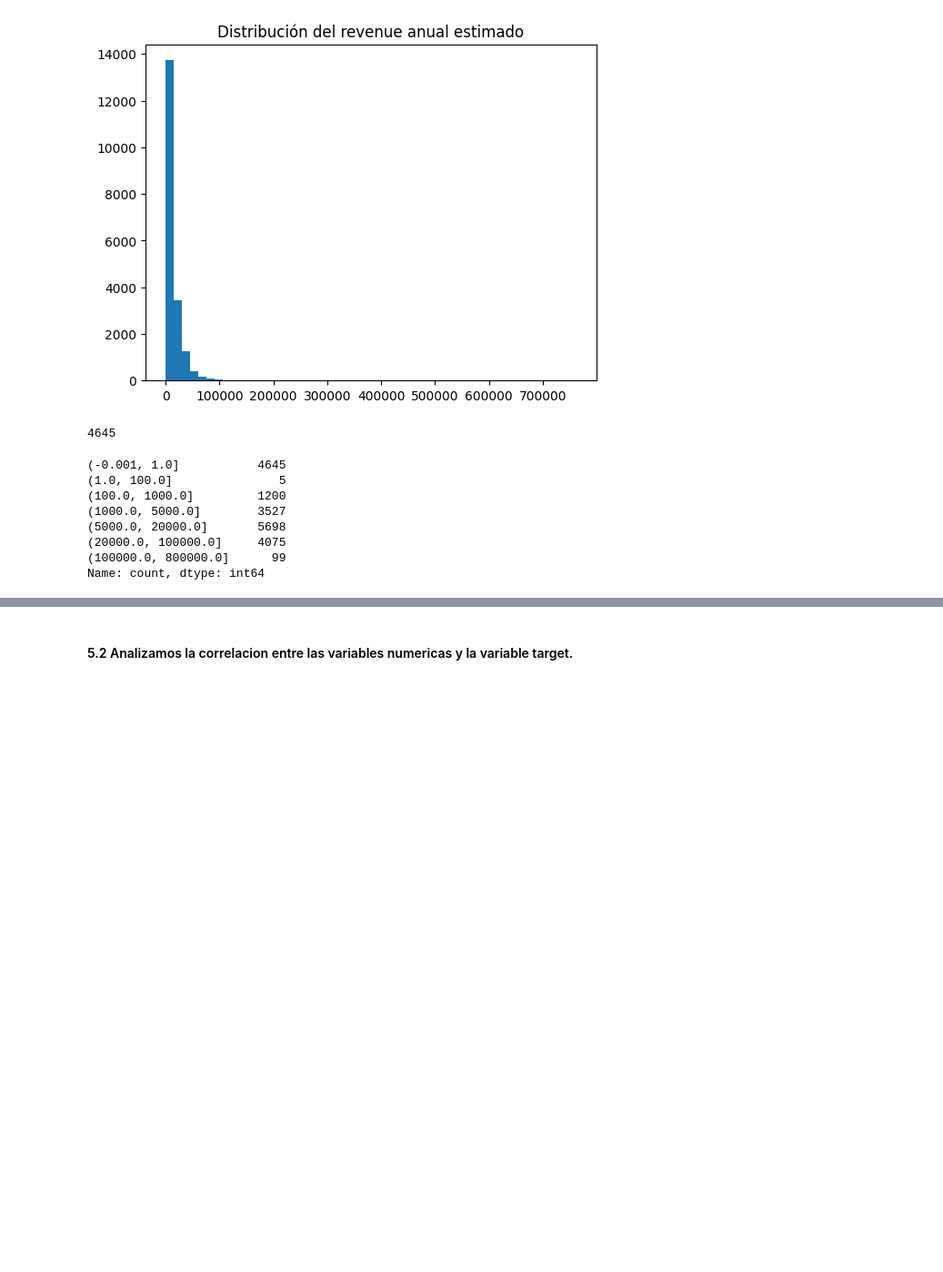
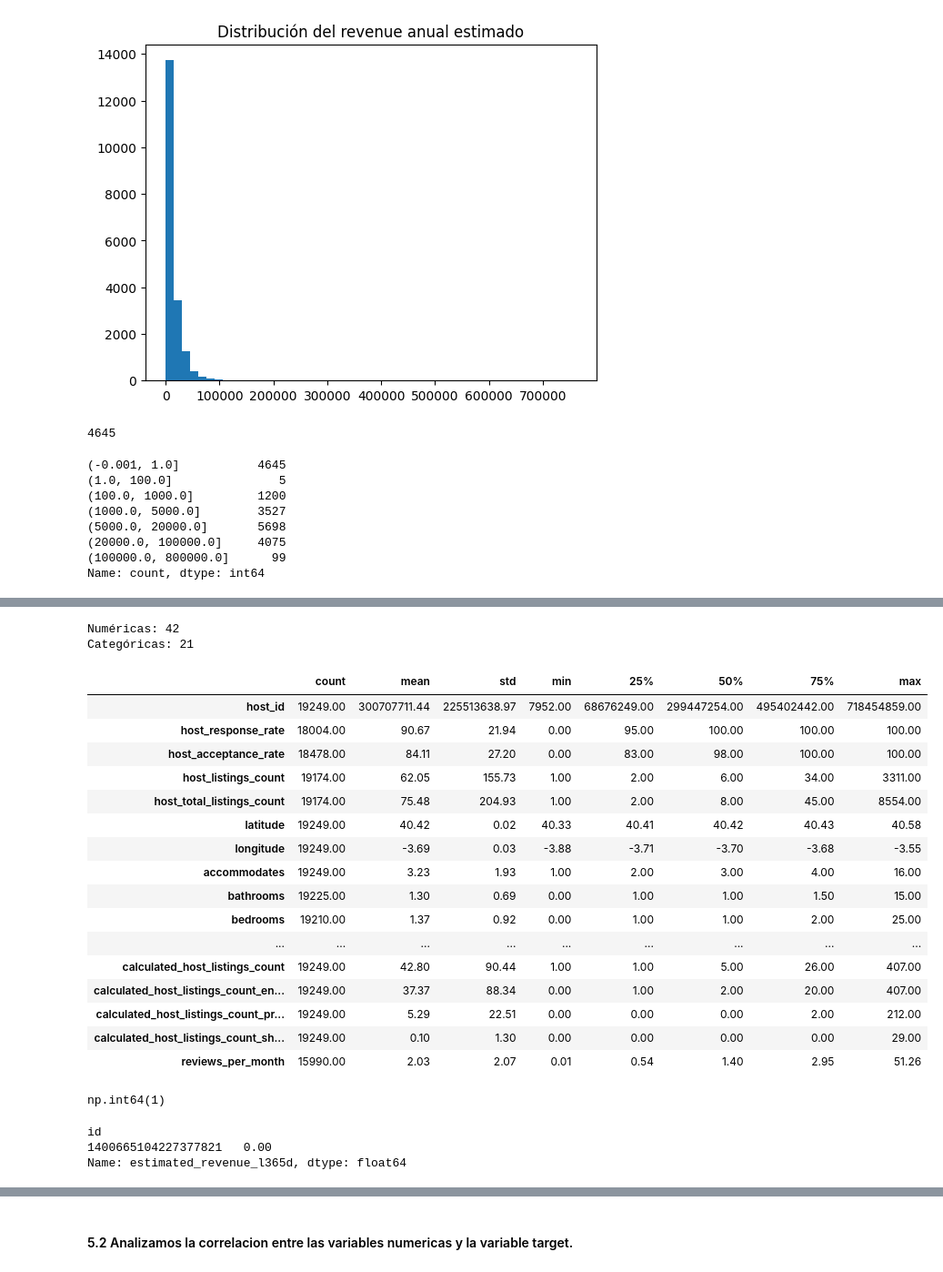
Before and after one commit to HimuraFresh/madrid-rental-revenue-prediction, a Jupyter notebook: notebooks/main.ipynb, the cells around one changed output, grey strips where cells are left out. Shown at 91% size. Drawn from its saved outputs; the diff is of its cells as text; code cells hidden in the pictures; blank space fills up the shorter version.

```diff
--- a/notebooks/main.ipynb
+++ b/notebooks/main.ipynb
@@ -252,13 +502,23 @@ df.columns
 # %%
-# Hacemos una primera eliminacion de variables que no vamos a utilizar
-
+# Primera eliminación de variables que no aportan al modelo
 cols_drop = [
     "listing_url",
     "scrape_id",
     "picture_url",
     "host_url",
     "host_thumbnail_url",
-    "host_picture_url"
+    "host_picture_url",
+    "name",
+    "host_name",
+    "description",
+    "host_about",
+    "neighborhood_overview",
+    "neighbourhood",
+    "host_neighbourhood",
+    "calendar_updated",
 ]
 
-df = df.drop(columns=cols_drop, errors="ignore")
+X_train = X_train.drop(columns=cols_drop, errors="ignore")
+X_test = X_test.drop(columns=cols_drop, errors="ignore")
+
+X_train.shape
@@ -281,2 +592,36 @@ num_cols.remove("estimated_revenue_l365d")
+# %%
+print("Numéricas:", len(num_cols))
+print("Categóricas:", len(cat_cols))
+# %% [output]
+Numéricas: 42
+Categóricas: 21
 # %%
-df[num_cols].describe().T
+X_train[num_cols].describe().T
+# %% [output]
+|  | count | mean | std | min | 25% | 50% | 75% | max |
+| host_id | 19249.00 | 300707711.44 | 225513638.97 | 7952.00 | 68676249.00 | 299447254.00 | 495402442.00 | 718454859.00 |
+| host_response_rate | 18004.00 | 90.67 | 21.94 | 0.00 | 95.00 | 100.00 | 100.00 | 100.00 |
+| host_acceptance_rate | 18478.00 | 84.11 | 27.20 | 0.00 | 83.00 | 98.00 | 100.00 | 100.00 |
+| host_listings_count | 19174.00 | 62.05 | 155.73 | 1.00 | 2.00 | 6.00 | 34.00 | 3311.00 |
+| host_total_listings_count | 19174.00 | 75.48 | 204.93 | 1.00 | 2.00 | 8.00 | 45.00 | 8554.00 |
+| latitude | 19249.00 | 40.42 | 0.02 | 40.33 | 40.41 | 40.42 | 40.43 | 40.58 |
+| longitude | 19249.00 | -3.69 | 0.03 | -3.88 | -3.71 | -3.70 | -3.68 | -3.55 |
+| accommodates | 19249.00 | 3.23 | 1.93 | 1.00 | 2.00 | 3.00 | 4.00 | 16.00 |
+| bathrooms | 19225.00 | 1.30 | 0.69 | 0.00 | 1.00 | 1.00 | 1.50 | 15.00 |
+| bedrooms | 19210.00 | 1.37 | 0.92 | 0.00 | 1.00 | 1.00 | 2.00 | 25.00 |
+| ... | ... | ... | ... | ... | ... | ... | ... | ... |
+| calculated_host_listings_count | 19249.00 | 42.80 | 90.44 | 1.00 | 1.00 | 5.00 | 26.00 | 407.00 |
+| calculated_host_listings_count_en... | 19249.00 | 37.37 | 88.34 | 0.00 | 1.00 | 2.00 | 20.00 | 407.00 |
+| calculated_host_listings_count_pr... | 19249.00 | 5.29 | 22.51 | 0.00 | 0.00 | 0.00 | 2.00 | 212.00 |
+| calculated_host_listings_count_sh... | 19249.00 | 0.10 | 1.30 | 0.00 | 0.00 | 0.00 | 0.00 | 29.00 |
+| reviews_per_month | 15990.00 | 2.03 | 2.07 | 0.01 | 0.54 | 1.40 | 2.95 | 51.26 |
+# %%
+(X_train["price"] == 0).sum()
+# %% [output]
+np.int64(1)
+# %%
+y_train[X_train["price"] == 0]
+# %% [output]
+id
+1400665104227377821   0.00
+Name: estimated_revenue_l365d, dtype: float64
```
Also changed, not shown: parts of 45 cells of this notebook.
